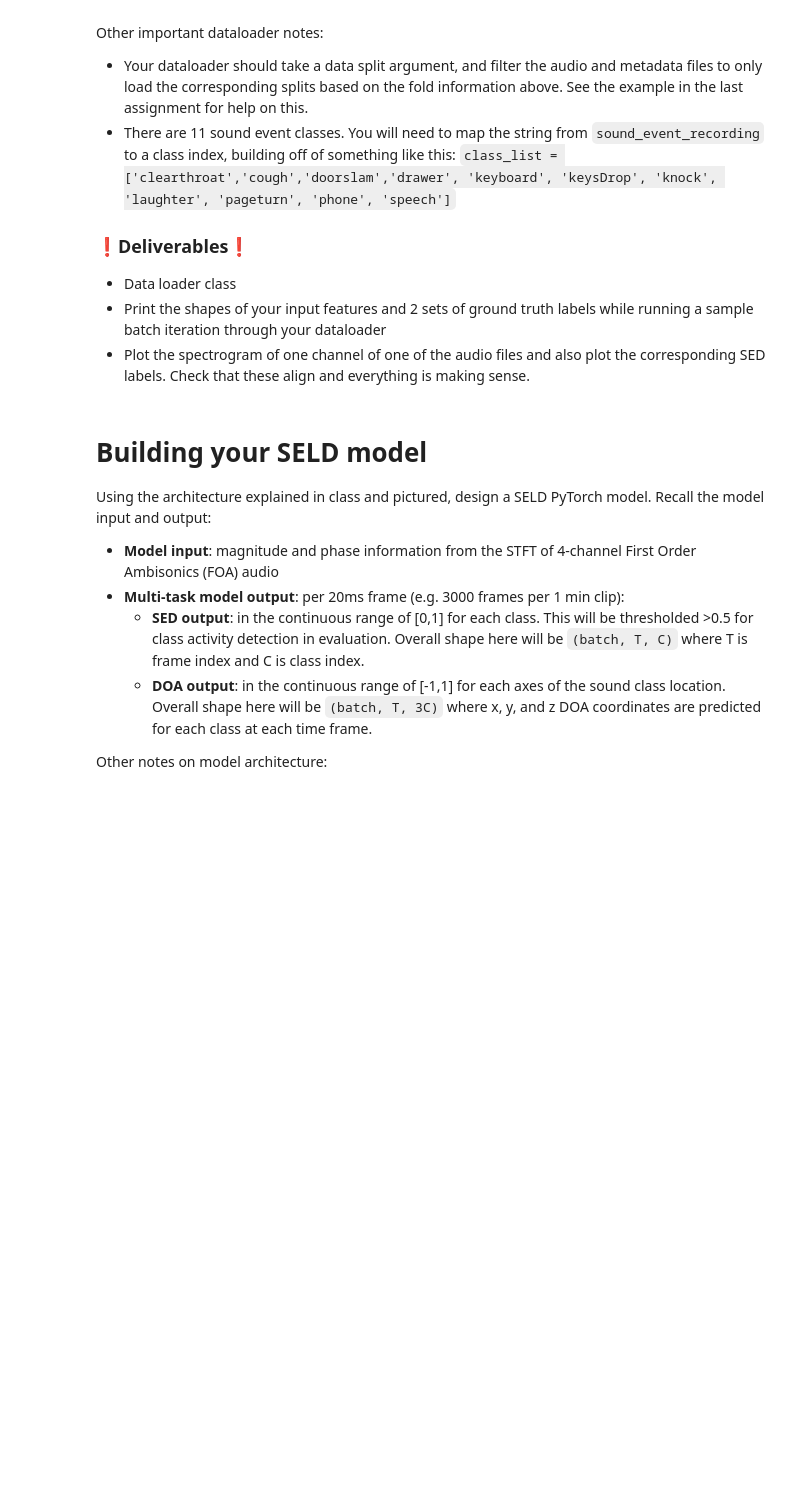
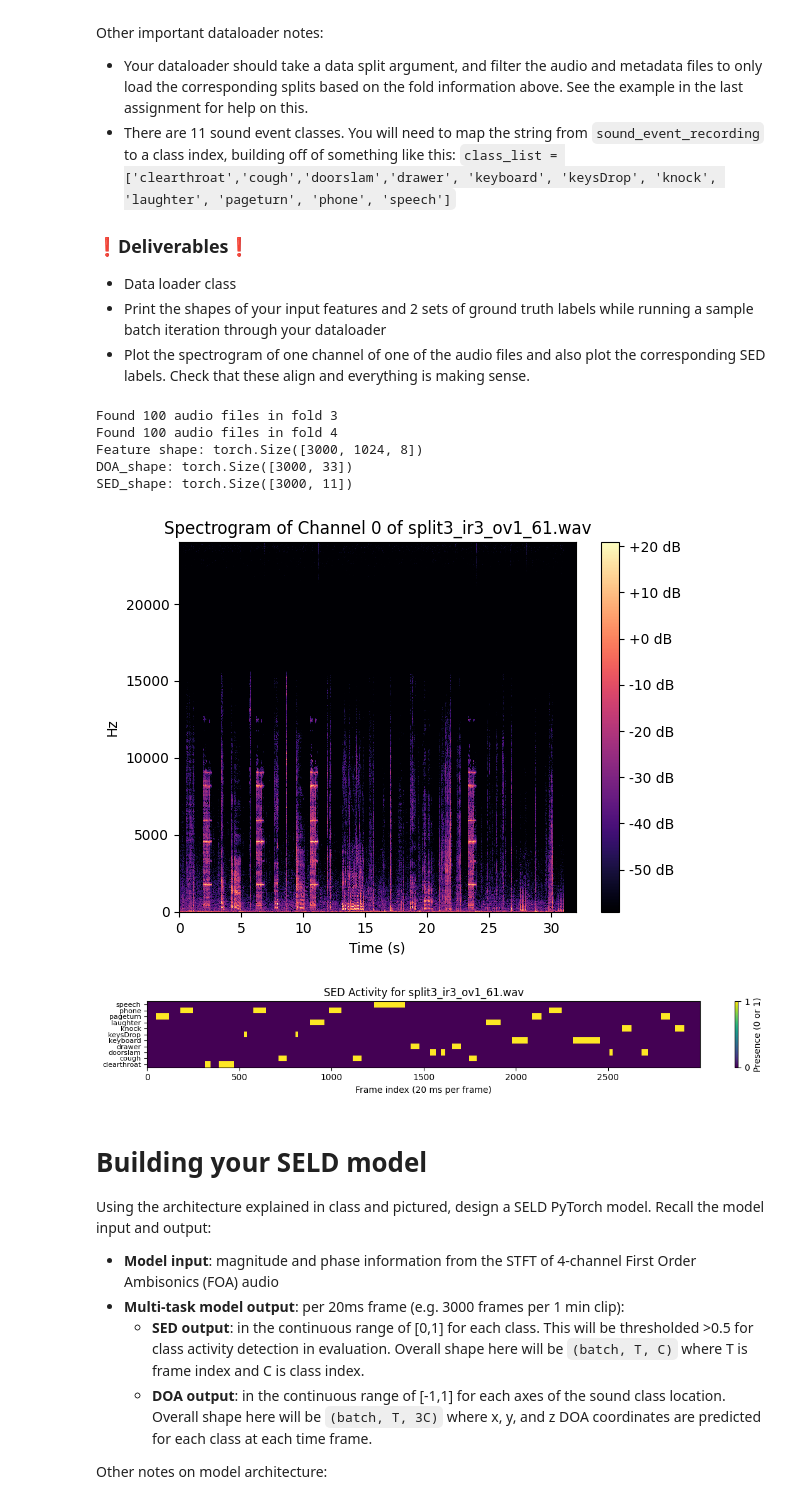
Before and after one commit to josh14668/MachineListeningCSGY9223, a Jupyter notebook: assignment4.ipynb, the cells around one changed output. Saved outputs shown, nothing was run; the diff lists cells and outputs as text; code cells hidden in the pictures; blank space fills up the shorter version.

```diff
--- a/assignment4.ipynb
+++ b/assignment4.ipynb
@@ -297,6 +308,61 @@ def cart2sph(x, y, z):
 # %%
 # TODO
 # Testing your dataloader and printing shapes of each component returned by get_item()
+csv_dir = '/content/metadata_dev'
+audio_dir = '/content/foa_dev'
+data_split = 'train'
+
+dataset = SELDDataset(csv_dir, audio_dir, data_split='train')
+
+for spec_feats, doa_matrix, sed_matrix in dataset:
+  print("Feature shape:", spec_feats.shape)
+  print("DOA_shape:", doa_matrix.shape)
+  print("SED_shape:", sed_matrix.shape)
+  break
+# %% [output]
+Found 100 audio files in fold 3
+Found 100 audio files in fold 4
+Feature shape: torch.Size([3000, 1024, 8])
+DOA_shape: torch.Size([3000, 33])
+SED_shape: torch.Size([3000, 11])
+# %%
+import matplotlib.pyplot as plt
+
+sample_index = 4
+
+spec_feats, doa_matrix, sed_matrix = dataset[sample_index]
+file_name = os.path.basename(dataset.audio_paths[sample_index])
+
+channel_index = 0
+
+spec_mag = spec_feats[:,:,channel_index].T
+spec_db = librosa.amplitude_to_db(np.abs(spec_mag))
+librosa.display.specshow(spec_db, sr=dataset.sample_rate, x_axis='time', y_axis='linear')
+plt.colorbar(format='%+2.0f dB')
+plt.xlabel('Time (s)')
+plt.title(f'Spectrogram of Channel {channel_index} of {file_name}')
+plt.show()
+
+plt.figure(figsize=(12, 2))
+plt.imshow(
+    sed_matrix.T,
+    origin='lower',
+    aspect='auto',
+    interpolation='nearest'
+)
+plt.yticks(
+    np.arange(len(dataset.class_list)),
+    dataset.class_list,
+    fontsize=8
+)
+plt.xlabel('Frame index (20 ms per frame)')
+plt.title(f'SED Activity for {file_name}')
+plt.colorbar(label='Presence (0 or 1)', ticks=[0,1])
+plt.tight_layout()
+plt.show()
+# %% [output]
+[figure, added]
+[figure, added]
 # %% [markdown]
 # Building your SELD model
 Using the architecture explained in class and pictured, design a SELD PyTorch model. Recall the model input and output:
```
Also changed, not shown: parts of 10 cells of this notebook.
